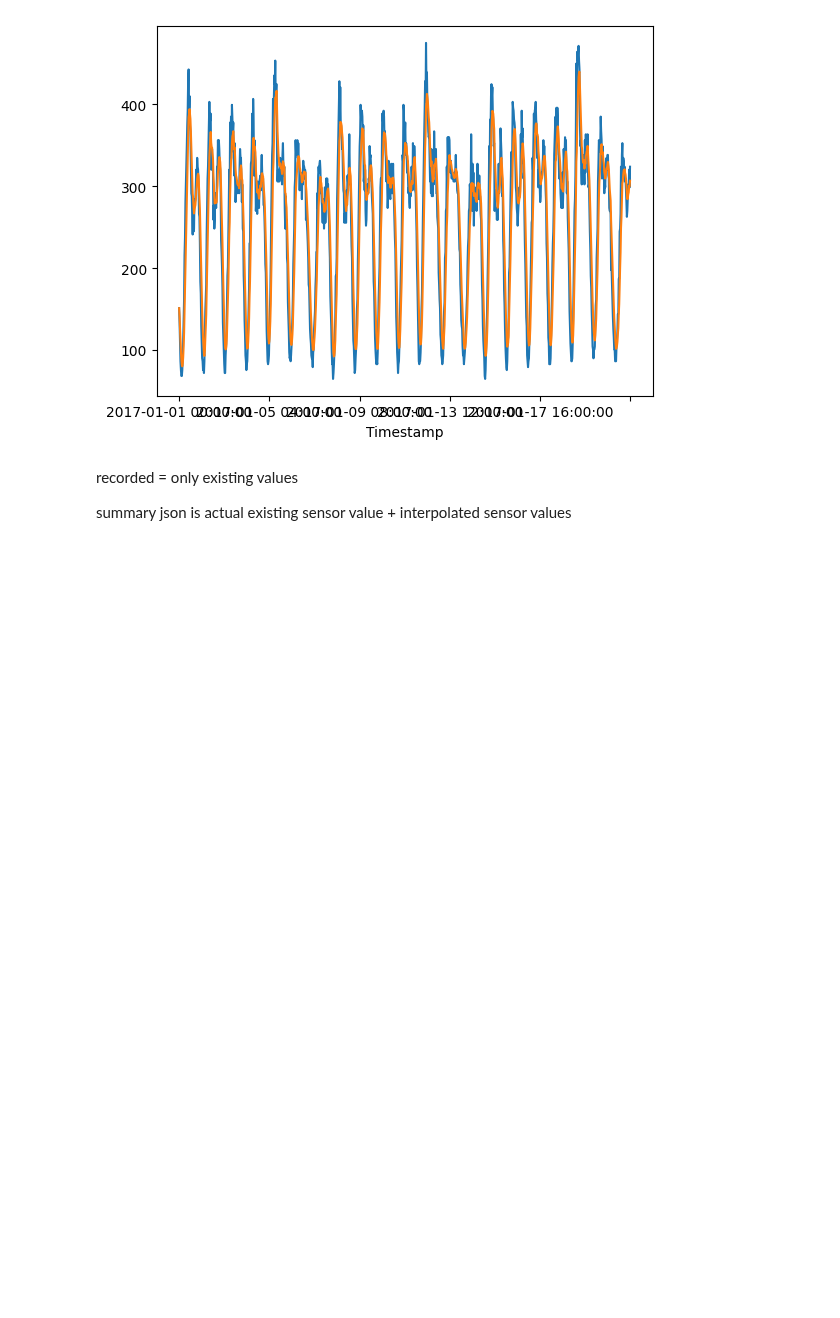
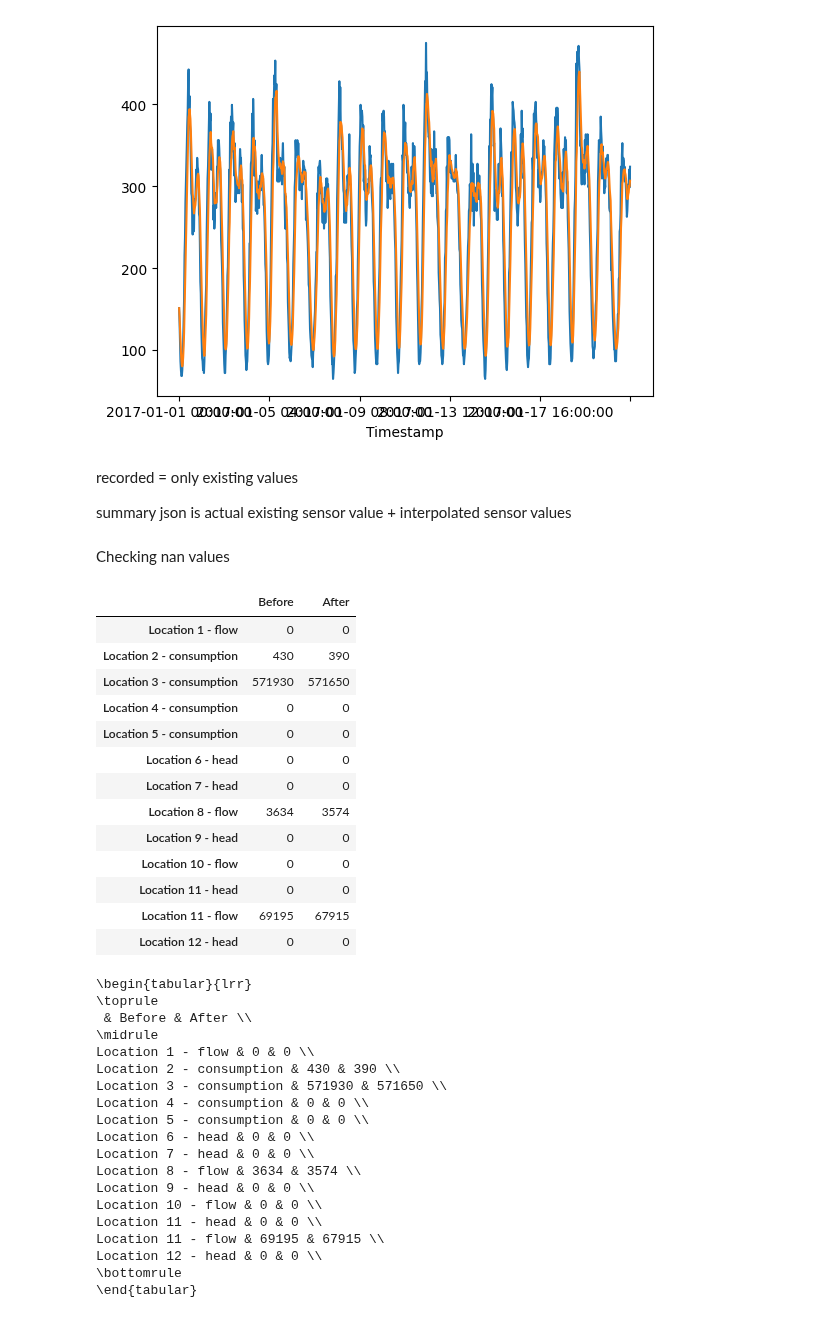
Before and after one commit to Mjnstag/IS-thesis-pattern-extraction, a Jupyter notebook: Archive/archive.ipynb, the cells around one changed output. Drawn from its saved outputs; the diff is of its cells as text; code cells hidden in the pictures; blank space fills up the shorter version.

Commit message:
added nan value count table generator

```diff
--- a/Archive/archive.ipynb
+++ b/Archive/archive.ipynb
@@ -48,3 +48,49 @@ df_1.Demands_Node_6.iloc[:1000].ewm(span=6).mean().plot(ax=ax)
 recorded = only existing values
 
 summary json is actual existing sensor value + interpolated sensor values
+# %% [markdown]
+Checking nan values
+# %%
+RUG = pd.read_pickle(options['RUG_obfuscated'])
+nan_counts = RUG.isna().sum()
+RUG.interpolate(method='linear', inplace=True, limit=20)
+inter_count = RUG.isna().sum()
+
+final = pd.concat([nan_counts, inter_count], axis=1)
+final.columns = ['Before', 'After']
+display(final)
+print(final.to_latex())
+# %% [output]
+|  | Before | After |
+| Location 1 - flow | 0 | 0 |
+| Location 2 - consumption | 430 | 390 |
+| Location 3 - consumption | 571930 | 571650 |
+| Location 4 - consumption | 0 | 0 |
+| Location 5 - consumption | 0 | 0 |
+| Location 6 - head | 0 | 0 |
+| Location 7 - head | 0 | 0 |
+| Location 8 - flow | 3634 | 3574 |
+| Location 9 - head | 0 | 0 |
+| Location 10 - flow | 0 | 0 |
+| Location 11 - head | 0 | 0 |
+| Location 11 - flow | 69195 | 67915 |
+| Location 12 - head | 0 | 0 |
+\begin{tabular}{lrr}
+\toprule
+ & Before & After \\
+\midrule
+Location 1 - flow & 0 & 0 \\
+Location 2 - consumption & 430 & 390 \\
+Location 3 - consumption & 571930 & 571650 \\
+Location 4 - consumption & 0 & 0 \\
+Location 5 - consumption & 0 & 0 \\
+Location 6 - head & 0 & 0 \\
+Location 7 - head & 0 & 0 \\
+Location 8 - flow & 3634 & 3574 \\
+Location 9 - head & 0 & 0 \\
+Location 10 - flow & 0 & 0 \\
+Location 11 - head & 0 & 0 \\
+Location 11 - flow & 69195 & 67915 \\
+Location 12 - head & 0 & 0 \\
+\bottomrule
+\end{tabular}
```
